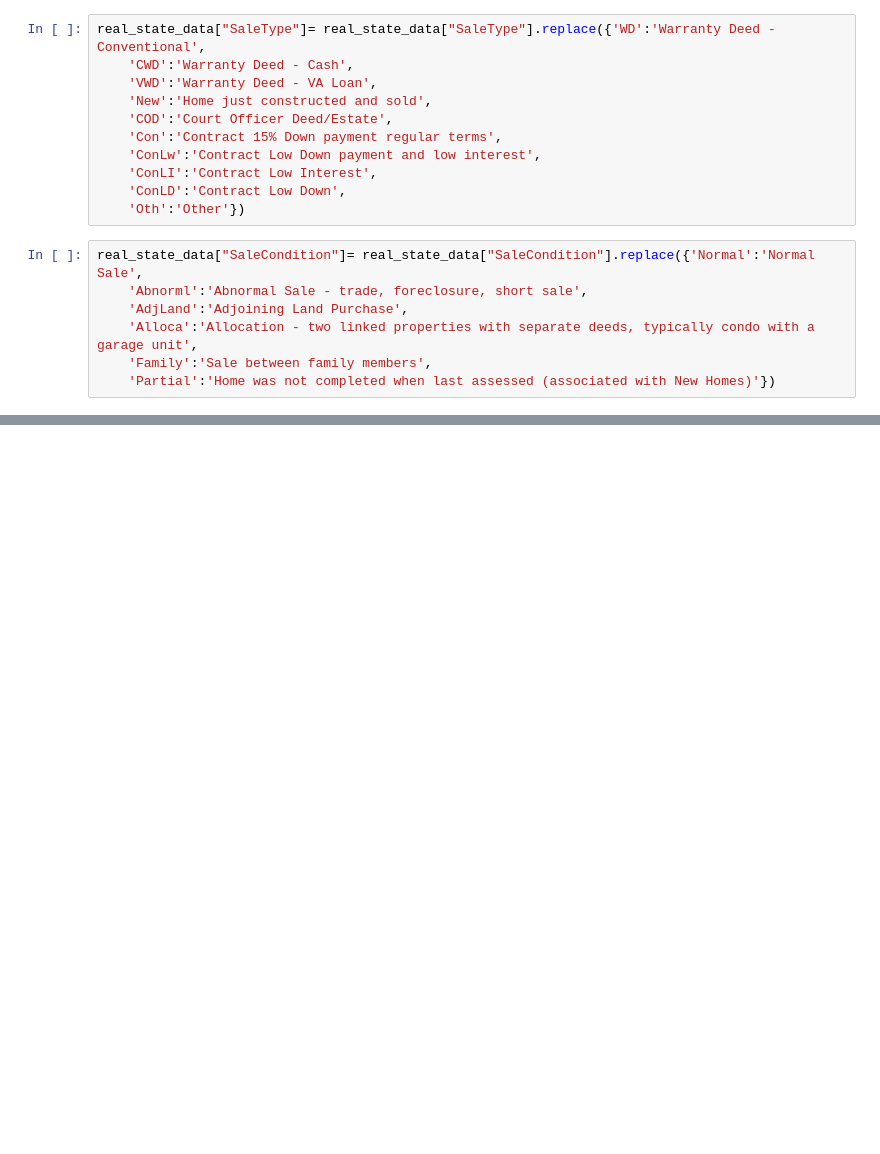
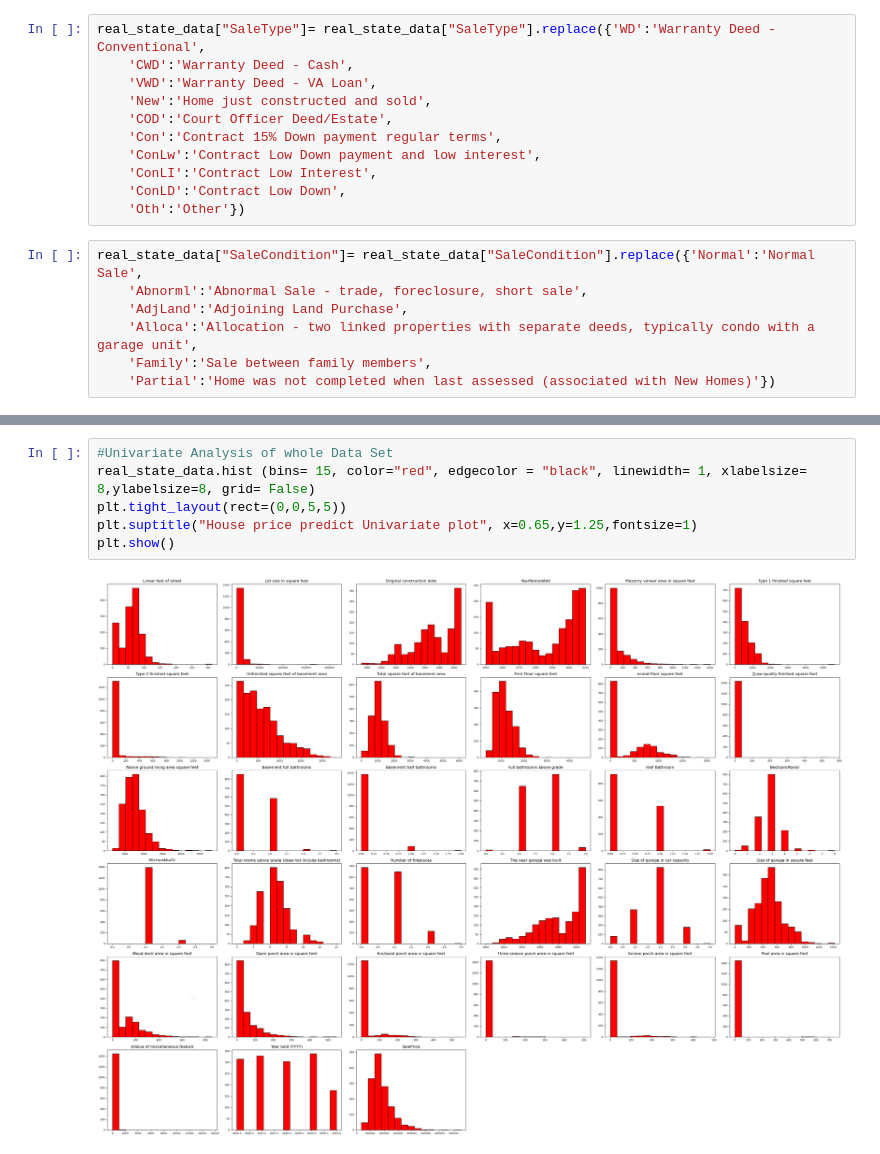
Before and after one commit to Shivam01-lab/Housing-Data-Prediction, a Jupyter notebook: EDA New Housing Price.ipynb, the cells around one changed output, grey strips where cells are left out. Drawn from its saved outputs; the diff is of its cells as text; blank space fills up the shorter version.

```diff
--- a/EDA New Housing Price.ipynb
+++ b/EDA New Housing Price.ipynb
@@ -929,0 +1172,8 @@ real_state_data
+# %%
+#Univariate Analysis of whole Data Set
+real_state_data.hist (bins= 15, color="red", edgecolor = "black", linewidth= 1, xlabelsize= 8,ylabelsize=8, grid= False)
+plt.tight_layout(rect=(0,0,5,5))
+plt.suptitle("House price predict Univariate plot", x=0.65,y=1.25,fontsize=1)
+plt.show()
+# %% [output]
+[figure, added]
```
Also changed, not shown: parts of 31 cells of this notebook, 2 other files.
